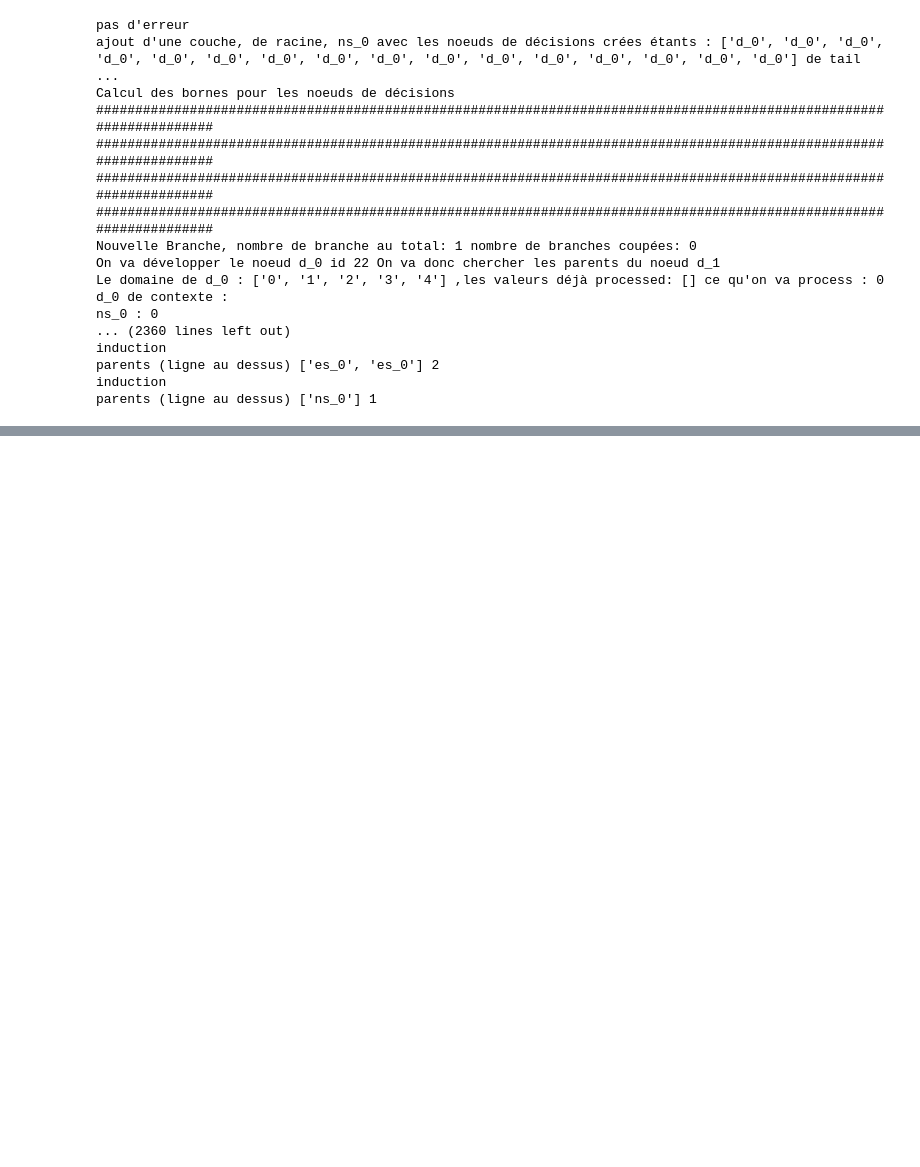
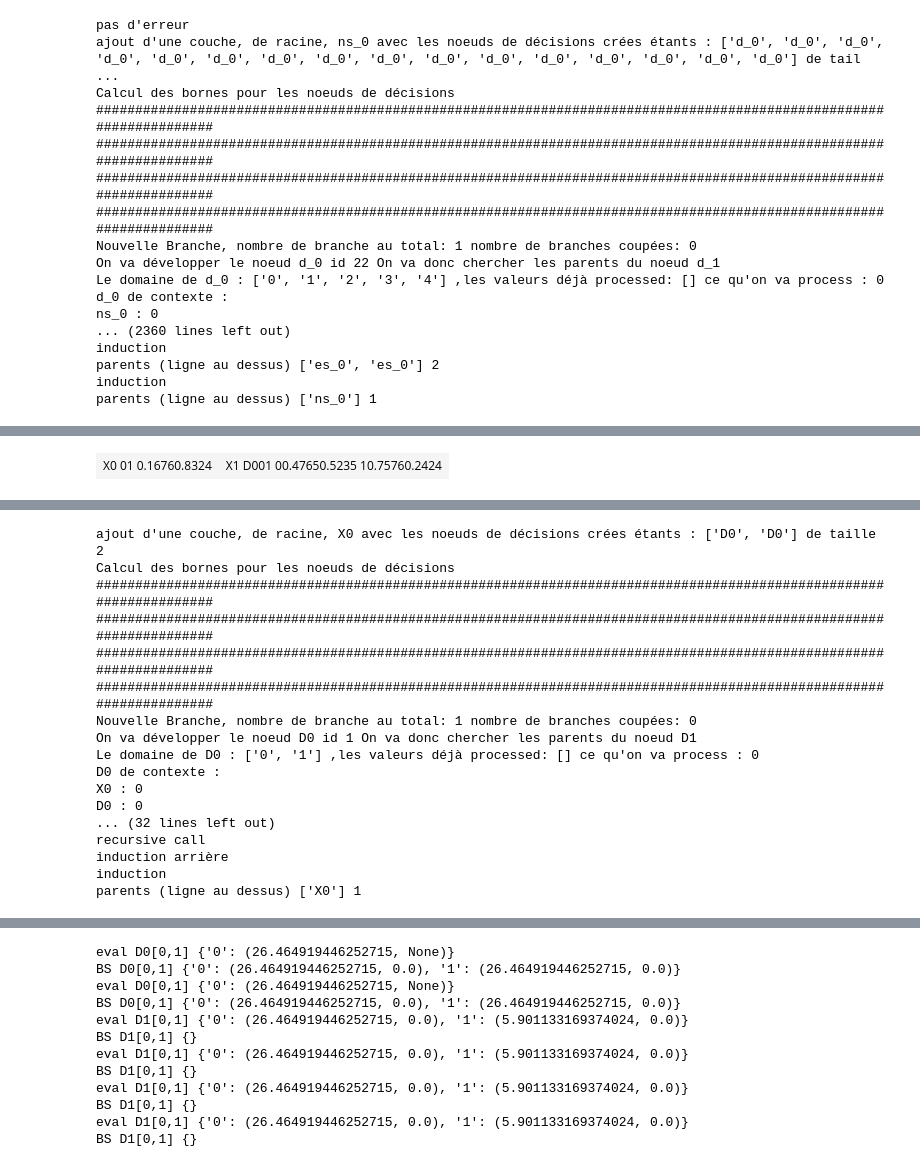
Before and after one commit to davidPinaud/PANDROIDE_InfDiag_BandB, a Jupyter notebook: code/code.ipynb, the cells around one changed output, grey strips where cells are left out. Saved outputs shown, nothing was run; the diff lists cells and outputs as text; code cells hidden in the pictures; blank space fills up the shorter version.

```diff
--- a/code/code.ipynb
+++ b/code/code.ipynb
@@ -162,0 +130,12 @@ InvalidDirectedCycle: [pyAgrum] Directed cycle detected: Add a mono-cycle in a d
+# %%
+ID=gum.fastID("X0->*D0->X1->$U0")
+#gnb.sideBySide(*[ID.cpt(id) for id in ID.nodes() if ID.isChanceNode(id)])
+#gnb.showInfluenceDiagram(ID)
+ordre=[ID.idFromName("D0")]
+bnb=BranchAndBoundLIMIDInference(ID,ordre,True)
+bnb.branchAndBound()
+gnb.show(bnb.viewAndOrGraph())
+andOrGraph=bnb.andOrGraph
+for nodeDecision in andOrGraph.getNoeudDecision():
+    print(nodeDecision.getEvaluation())
+    print(nodeDecision.getBorneSup())
@@ -162,0 +150,14 @@ InvalidDirectedCycle: [pyAgrum] Directed cycle detected: Add a mono-cycle in a d
+# %%
+ID=gum.fastID("X0->*D0->X1->*D1->$U0")
+gnb.sideBySide(*[ID.cpt(id) for id in ID.nodes() if ID.isChanceNode(id)])
+gnb.showInfluenceDiagram(ID)
+ordre=[ID.idFromName("D0"),ID.idFromName("D1")]
+bnb=BranchAndBoundLIMIDInference(ID,ordre,True)
+bnb.branchAndBound()
+gnb.show(bnb.viewAndOrGraph())
+andOrGraph=bnb.andOrGraph
+for nodeDecision in andOrGraph.getNoeudDecision():
+    print("eval",ID.variable(nodeDecision.getID()),nodeDecision.getEvaluation())
+    print("BS",ID.variable(nodeDecision.getID()),nodeDecision.getBorneSup())
+# %% [output]
+| X0 01 0.16760.8324 | X1 D001 00.47650.5235 10.75760.2424 |
@@ -162,0 +165,17 @@ InvalidDirectedCycle: [pyAgrum] Directed cycle detected: Add a mono-cycle in a d
+ajout d'une couche, de racine, X0 avec les noeuds de décisions crées étants : ['D0', 'D0'] de taille 2
+Calcul des bornes pour les noeuds de décisions
+####################################################################################################################
+####################################################################################################################
+####################################################################################################################
+####################################################################################################################
+Nouvelle Branche, nombre de branche au total: 1 nombre de branches coupées: 0
+On va développer le noeud D0 id 1 On va donc chercher les parents du noeud D1
+Le domaine de D0 : ['0', '1'] ,les valeurs déjà processed: [] ce qu'on va process : 0
+D0 de contexte :
+X0 : 0
+D0 : 0
+... (32 lines left out)
+recursive call
+induction arrière
+induction
+parents (ligne au dessus) ['X0'] 1
@@ -162,0 +183,12 @@ InvalidDirectedCycle: [pyAgrum] Directed cycle detected: Add a mono-cycle in a d
+eval D0[0,1] {'0': (26.464919446252715, None)}
+BS D0[0,1] {'0': (26.464919446252715, 0.0), '1': (26.464919446252715, 0.0)}
+eval D0[0,1] {'0': (26.464919446252715, None)}
+BS D0[0,1] {'0': (26.464919446252715, 0.0), '1': (26.464919446252715, 0.0)}
+eval D1[0,1] {'0': (26.464919446252715, 0.0), '1': (5.901133169374024, 0.0)}
+BS D1[0,1] {}
+eval D1[0,1] {'0': (26.464919446252715, 0.0), '1': (5.901133169374024, 0.0)}
+BS D1[0,1] {}
+eval D1[0,1] {'0': (26.464919446252715, 0.0), '1': (5.901133169374024, 0.0)}
+BS D1[0,1] {}
+eval D1[0,1] {'0': (26.464919446252715, 0.0), '1': (5.901133169374024, 0.0)}
+BS D1[0,1] {}
```
Also changed, not shown: parts of 4 cells of this notebook, 3 other files.
